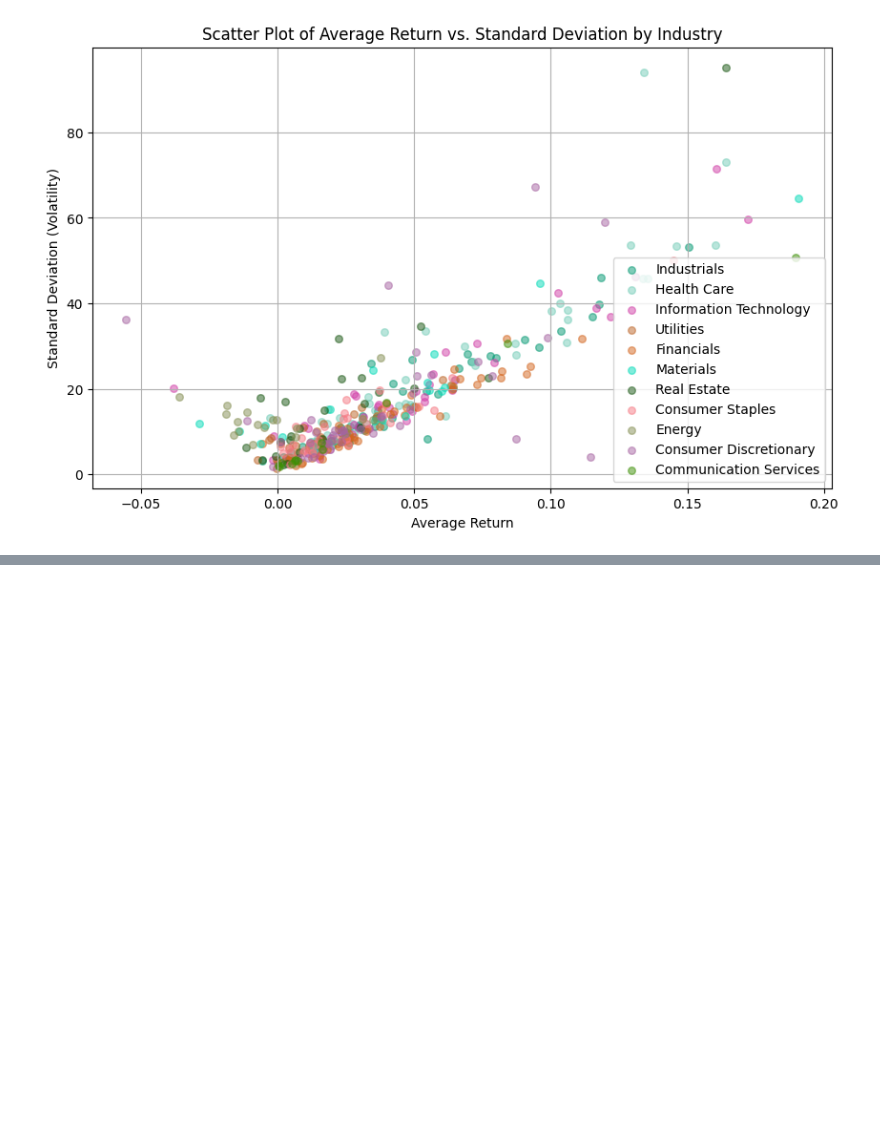
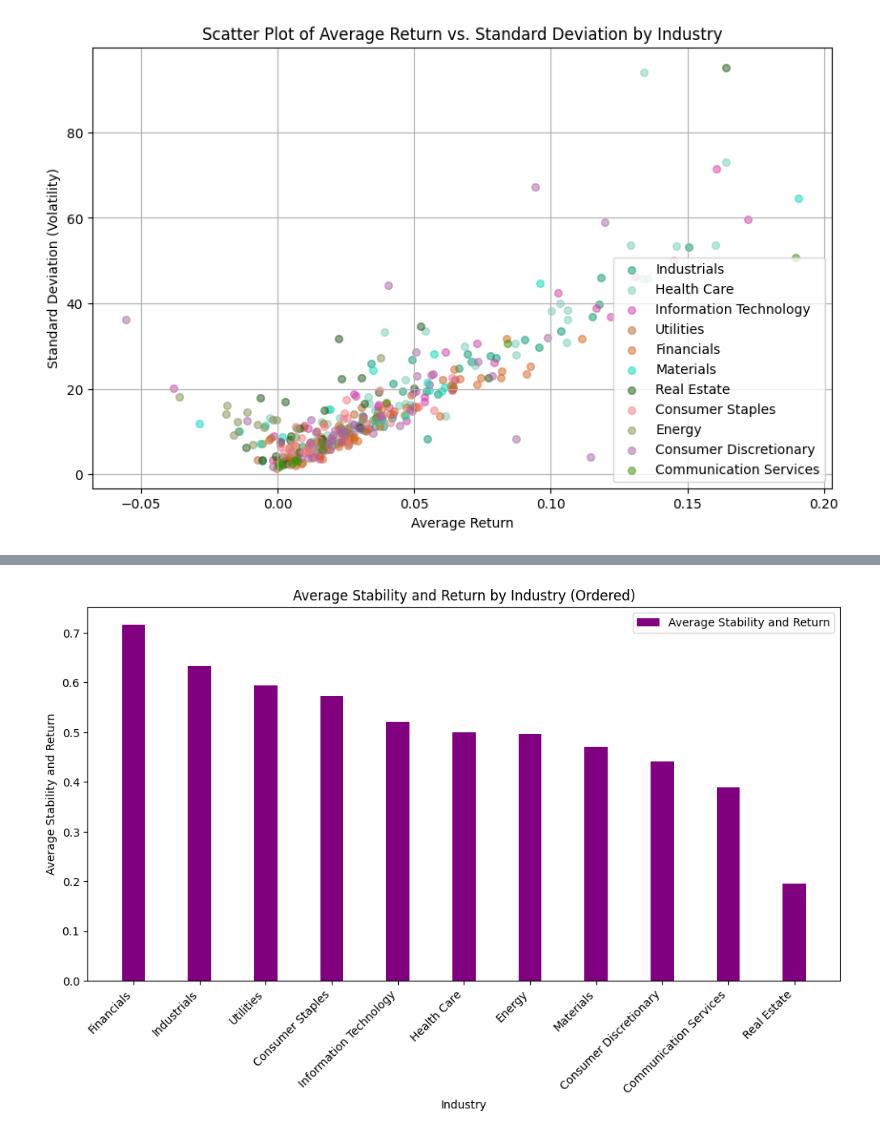
Before and after one commit to radtklau/stock_market, a Jupyter notebook: stock_market.ipynb, the cells around one changed output, grey strips where cells are left out. Cells and saved outputs as stored; diff of their text form; code cells hidden in the pictures; blank space fills up the shorter version.

```diff
--- a/stock_market.ipynb
+++ b/stock_market.ipynb
@@ -162,0 +163,31 @@ plt.show()
+# %%
+industry_stats['Stability'] = 1 - industry_stats['Std_dev_normalized']
+
+# Calculate the average of stability and return
+industry_stats['Average_Stability_Return'] = (industry_stats['Stability'] + industry_stats['Avg_return_normalized']) / 2
+
+# Sort the DataFrame by 'Average_Stability_Return' in descending order
+industry_stats = industry_stats.sort_values(by='Average_Stability_Return', ascending=False)
+
+# Plotting
+plt.figure(figsize=(12, 6))
+
+bar_width = 0.35  # Width of each bar
+
+# Create numerical positions for each industry
+industries = np.arange(len(industry_stats['GICS Sector']))
+
+# Bar graph for Average Stability and Return
+plt.bar(industries, industry_stats['Average_Stability_Return'], width=bar_width, label='Average Stability and Return', color='purple')
+
+# Set x-axis ticks to industry names
+plt.xticks(industries, industry_stats['GICS Sector'], rotation=45, ha='right')
+
+plt.title('Average Stability and Return by Industry (Ordered)')
+plt.xlabel('Industry')
+plt.ylabel('Average Stability and Return')
+plt.legend()
+
+plt.show()
+# %% [output]
+[figure, added]
```
Also changed, not shown: parts of 2 cells of this notebook.
